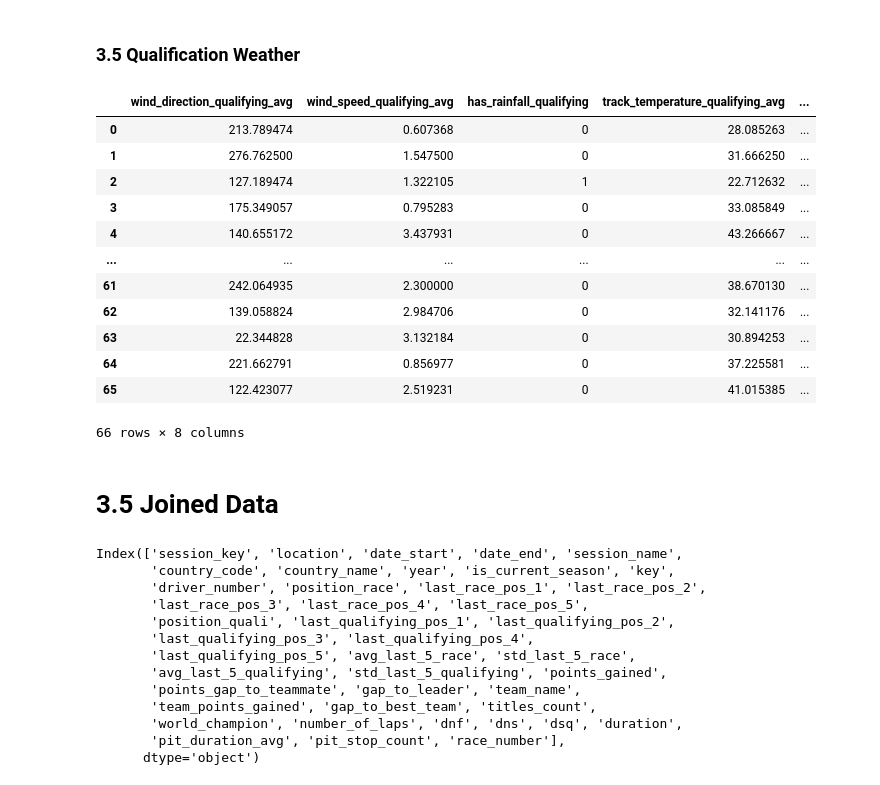
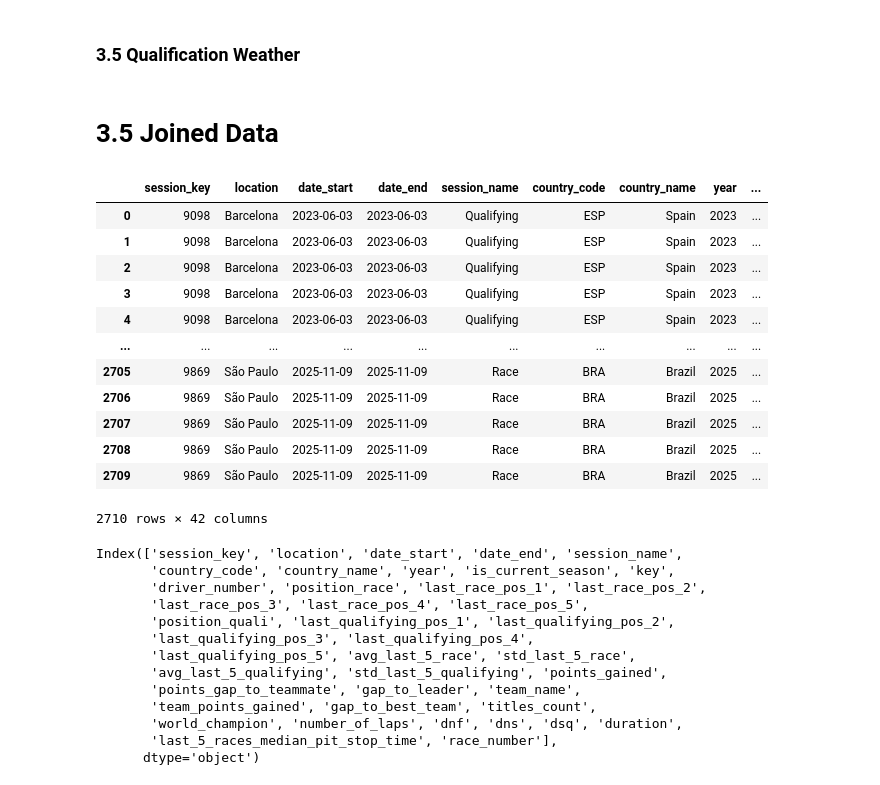
Before and after one commit to Grzegosh/Portfolio, a Jupyter notebook: F1/models.ipynb, the cells around one changed output. Cells and saved outputs as stored; diff of their text form; code cells hidden in the pictures.

```diff
--- a/F1/models.ipynb
+++ b/F1/models.ipynb
@@ -104,28 +108,14 @@ race_weather = race_weather[cols_race]
 # %% [markdown]
 ### 3.5 Qualification Weather
 # %%
-quali_weather = dim_weather_quali.merge(
-    dim_session_quali,
-    on="session_key",
-    how="inner"
-)
-cols_quali = [col for col in quali_weather.columns if "quali" in col or col == "key"]
-quali_weather = quali_weather[cols_quali]
-quali_weather
+# quali_weather = dim_weather_quali.merge(
+#     dim_session_quali,
+#     on="session_key",
+#     how="inner"
+# )
+# cols_quali = [col for col in quali_weather.columns if "quali" in col or col == "key"]
+# quali_weather = quali_weather[cols_quali]
+# quali_weather
-# %% [output]
-|  | wind_direction_qualifying_avg | wind_speed_qualifying_avg | has_rainfall_qualifying | track_temperature_qualifying_avg | ... |
-| 0 | 213.789474 | 0.607368 | 0 | 28.085263 | ... |
-| 1 | 276.762500 | 1.547500 | 0 | 31.666250 | ... |
-| 2 | 127.189474 | 1.322105 | 1 | 22.712632 | ... |
-| 3 | 175.349057 | 0.795283 | 0 | 33.085849 | ... |
-| 4 | 140.655172 | 3.437931 | 0 | 43.266667 | ... |
-| ... | ... | ... | ... | ... | ... |
-| 61 | 242.064935 | 2.300000 | 0 | 38.670130 | ... |
-| 62 | 139.058824 | 2.984706 | 0 | 32.141176 | ... |
-| 63 | 22.344828 | 3.132184 | 0 | 30.894253 | ... |
-| 64 | 221.662791 | 0.856977 | 0 | 37.225581 | ... |
-| 65 | 122.423077 | 2.519231 | 0 | 41.015385 | ... |
-66 rows × 8 columns
 # %% [markdown]
 # 3.5 Joined Data
 # %%
@@ -151,19 +141,35 @@ df = (
     # .merge(quali_weather, on="key") # Long loading time - off for now
     .merge(race_sequence, on="key")
 )
-# %%
-df.columns
-# %% [output]
-Index(['session_key', 'location', 'date_start', 'date_end', 'session_name',
-       'country_code', 'country_name', 'year', 'is_current_season', 'key',
-       'driver_number', 'position_race', 'last_race_pos_1', 'last_race_pos_2',
-       'last_race_pos_3', 'last_race_pos_4', 'last_race_pos_5',
-       'position_quali', 'last_qualifying_pos_1', 'last_qualifying_pos_2',
-       'last_qualifying_pos_3', 'last_qualifying_pos_4',
-       'last_qualifying_pos_5', 'avg_last_5_race', 'std_last_5_race',
-       'avg_last_5_qualifying', 'std_last_5_qualifying', 'points_gained',
-       'points_gap_to_teammate', 'gap_to_leader', 'team_name',
-       'team_points_gained', 'gap_to_best_team', 'titles_count',
-       'world_champion', 'number_of_laps', 'dnf', 'dns', 'dsq', 'duration',
-       'pit_duration_avg', 'pit_stop_count', 'race_number'],
-      dtype='object')
+# %%
+df
+# %% [output]
+|  | session_key | location | date_start | date_end | session_name | country_code | country_name | year | ... |
+| 0 | 9098 | Barcelona | 2023-06-03 | 2023-06-03 | Qualifying | ESP | Spain | 2023 | ... |
+| 1 | 9098 | Barcelona | 2023-06-03 | 2023-06-03 | Qualifying | ESP | Spain | 2023 | ... |
+| 2 | 9098 | Barcelona | 2023-06-03 | 2023-06-03 | Qualifying | ESP | Spain | 2023 | ... |
+| 3 | 9098 | Barcelona | 2023-06-03 | 2023-06-03 | Qualifying | ESP | Spain | 2023 | ... |
+| 4 | 9098 | Barcelona | 2023-06-03 | 2023-06-03 | Qualifying | ESP | Spain | 2023 | ... |
+| ... | ... | ... | ... | ... | ... | ... | ... | ... | ... |
+| 2705 | 9869 | São Paulo | 2025-11-09 | 2025-11-09 | Race | BRA | Brazil | 2025 | ... |
+| 2706 | 9869 | São Paulo | 2025-11-09 | 2025-11-09 | Race | BRA | Brazil | 2025 | ... |
+| 2707 | 9869 | São Paulo | 2025-11-09 | 2025-11-09 | Race | BRA | Brazil | 2025 | ... |
+| 2708 | 9869 | São Paulo | 2025-11-09 | 2025-11-09 | Race | BRA | Brazil | 2025 | ... |
+| 2709 | 9869 | São Paulo | 2025-11-09 | 2025-11-09 | Race | BRA | Brazil | 2025 | ... |
+2710 rows × 42 columns
+# %%
+df.columns
+# %% [output]
+Index(['session_key', 'location', 'date_start', 'date_end', 'session_name',
+       'country_code', 'country_name', 'year', 'is_current_season', 'key',
+       'driver_number', 'position_race', 'last_race_pos_1', 'last_race_pos_2',
+       'last_race_pos_3', 'last_race_pos_4', 'last_race_pos_5',
+       'position_quali', 'last_qualifying_pos_1', 'last_qualifying_pos_2',
+       'last_qualifying_pos_3', 'last_qualifying_pos_4',
+       'last_qualifying_pos_5', 'avg_last_5_race', 'std_last_5_race',
+       'avg_last_5_qualifying', 'std_last_5_qualifying', 'points_gained',
+       'points_gap_to_teammate', 'gap_to_leader', 'team_name',
+       'team_points_gained', 'gap_to_best_team', 'titles_count',
+       'world_champion', 'number_of_laps', 'dnf', 'dns', 'dsq', 'duration',
+       'last_5_races_median_pit_stop_time', 'race_number'],
+      dtype='object')
```
Also changed, not shown: parts of 5 cells of this notebook, 1 other file.
